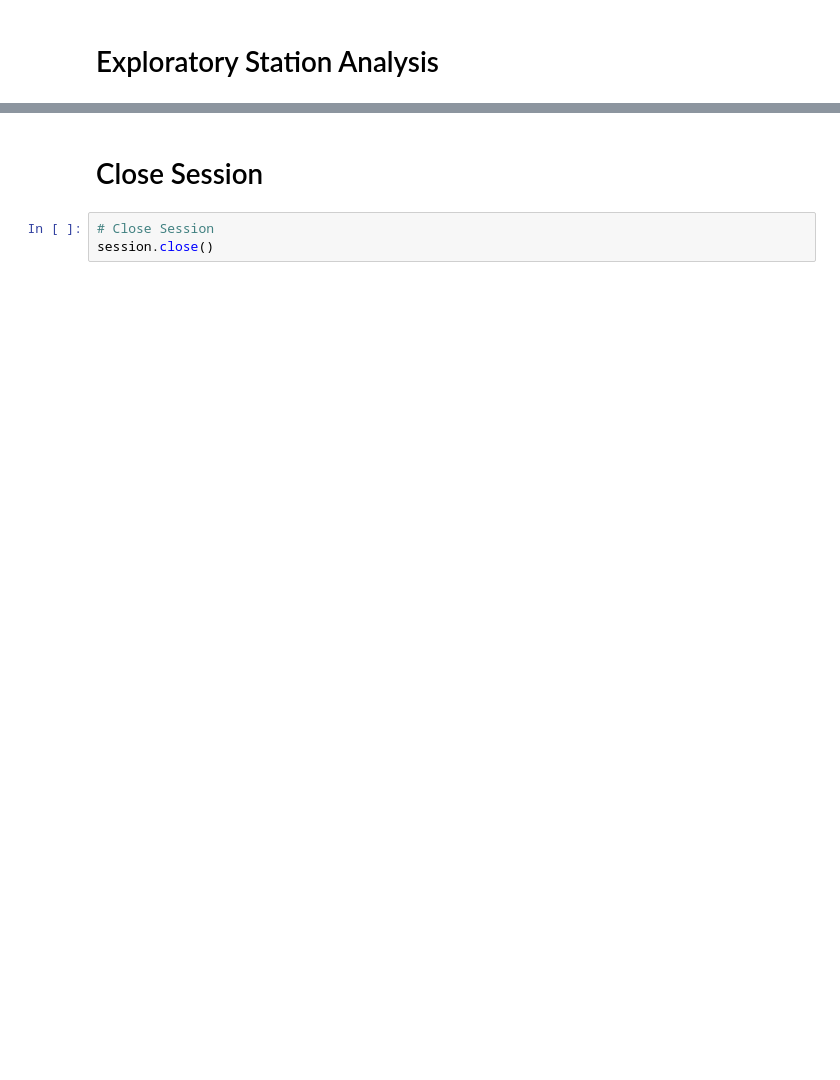
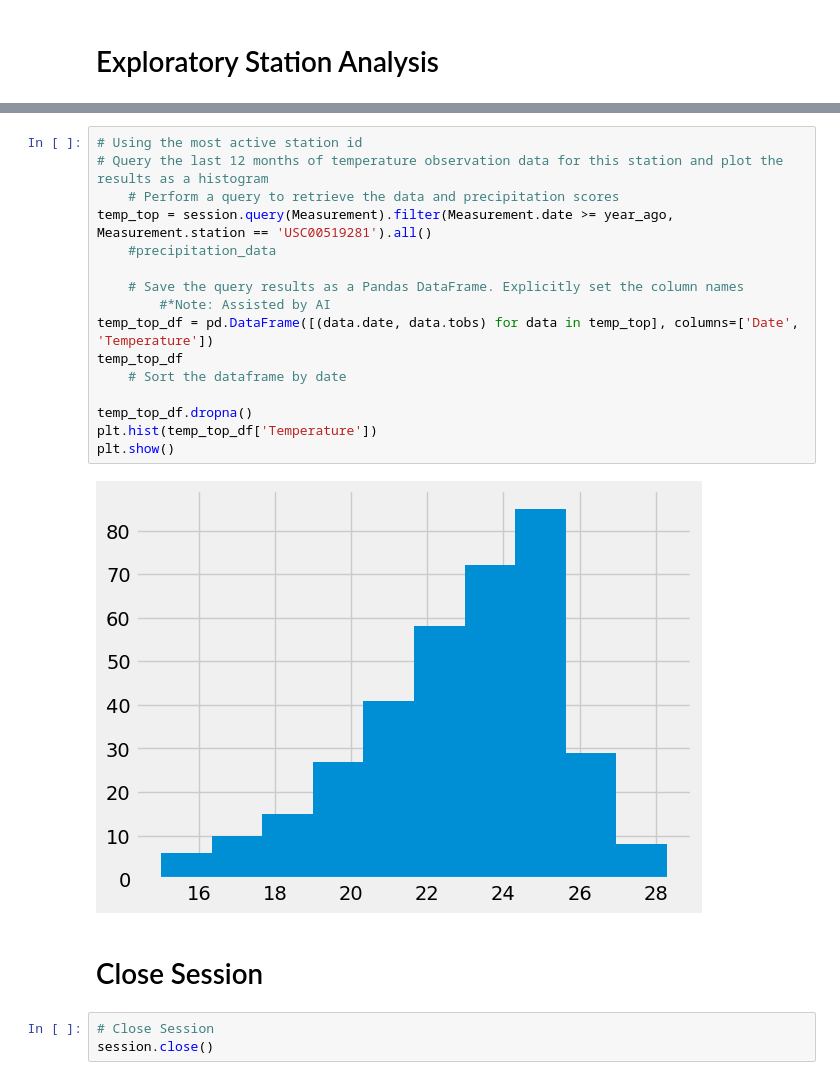
Before and after one commit to B-osborne1/sqlalchemy-challenge, a Jupyter notebook: climate_starteradjusted.ipynb, the cells around one changed output, grey strips where cells are left out. Cells and saved outputs as stored; diff of their text form; blank space fills up the shorter version.

```diff
--- a/climate_starteradjusted.ipynb
+++ b/climate_starteradjusted.ipynb
@@ -141,3 +147,21 @@ Text(0.5, 4.183333333333314, 'Temperature')
+# %%
+# Using the most active station id
+# Query the last 12 months of temperature observation data for this station and plot the results as a histogram
+    # Perform a query to retrieve the data and precipitation scores
+temp_top = session.query(Measurement).filter(Measurement.date >= year_ago, Measurement.station == 'USC00519281').all()
+    #precipitation_data
+
+    # Save the query results as a Pandas DataFrame. Explicitly set the column names
+        #*Note: Assisted by AI
+temp_top_df = pd.DataFrame([(data.date, data.tobs) for data in temp_top], columns=['Date', 'Temperature'])
+temp_top_df
+    # Sort the dataframe by date
+
+temp_top_df.dropna()
+plt.hist(temp_top_df['Temperature'])
+plt.show()
+# %% [output]
+[figure, added]
 # %% [markdown]
 # Close Session
 # %%
```
Also changed, not shown: parts of 10 cells of this notebook.
